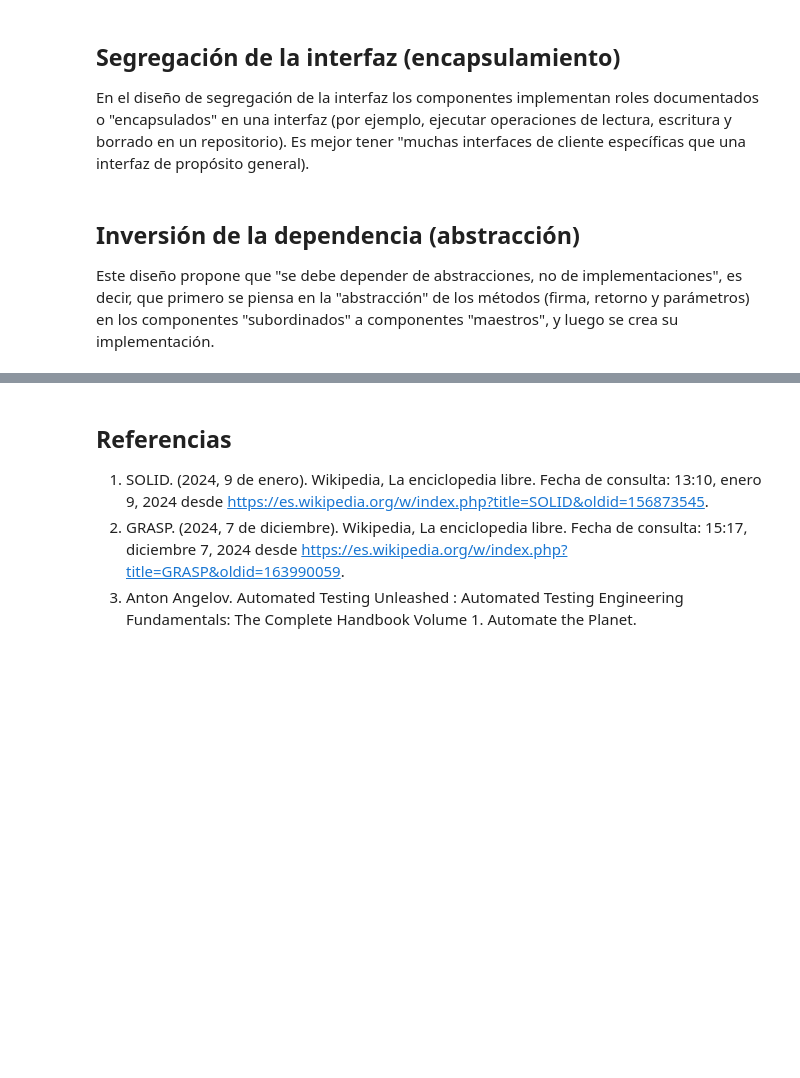
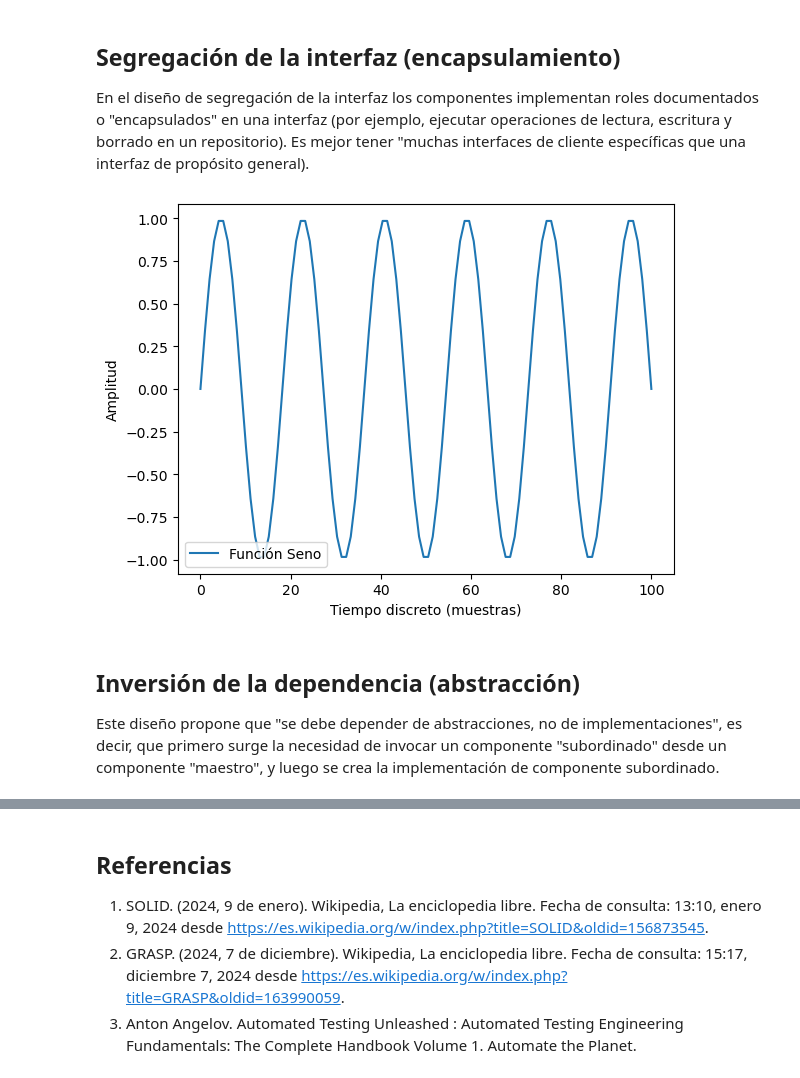
Before and after one commit to juanfonsecasolis/juanfonsecasolis.github.io, a Jupyter notebook: blog/JFonseca.solid.ipynb, the cells around one changed output, grey strips where cells are left out. Saved outputs shown, nothing was run; the diff lists cells and outputs as text; code cells hidden in the pictures; blank space fills up the shorter version.

```diff
--- a/blog/JFonseca.solid.ipynb
+++ b/blog/JFonseca.solid.ipynb
@@ -23,3 +58,10 @@ En el diseño abierto-cerrado los componente de software están abiertos para ex
 # %% [markdown]
 ## Sustitución de Liskov (herencia)
 En este diseño los atributos y métodos de la clase padre también están presentes en sus clases hijas, y pueden ser invocados sin necesidad de realizar conversión explícita de datos; lo que se relaciona al principio de herencia.
+# %%
+funcionLineal = Lineal(1, 0)
+funcionCuadratica = Cuadratica(1, 2, 3)
+x = [0, 0.5, 1.0, 2.0, 4.0]
+
+print(funcionLineal.evaluarArreglo(x))
+print(funcionCuadratica.evaluarArreglo(x))
@@ -28,4 +74,35 @@ En este diseño los atributos y métodos de la clase padre también están prese
 En el diseño de segregación de la interfaz los componentes implementan roles documentados o "encapsulados" en una interfaz (por ejemplo, ejecutar operaciones de lectura, escritura y borrado en un repositorio). Es mejor tener "muchas interfaces de cliente específicas que una interfaz de propósito general).
+# %%
+import matplotlib.pylab as plt
+import numpy as np
+
+class Graficadora(ABC):
+
+    def __init__(self):
+        pass
+
+    def graficar(self, arregloX:list, arregloY:list):
+        plt.plot(arregloX, arregloY, label='Función Seno')
+        plt.xlabel('Tiempo discreto (muestras)')
+        plt.ylabel('Amplitud')
+        plt.legend()
+
+# en Python no existen las interfaces, pero se puede emular usando herencia múltiple
+class Seno(Funcion, Graficadora):
+
+    def __init__(self, Fs:float, F0:float):
+        super()
+        self.Fs = Fs
+        self.F0 = F0
+
+    def evaluar(self, x:float):
+        return np.sin(2*np.pi*self.F0/self.Fs*x)
+
+funcionSeno = Seno(8000, 440)
+x = np.linspace(0,100,100)
+funcionSeno.graficar(x, funcionSeno.evaluarArreglo(x))
+# %% [output]
+[figure, added]
 # %% [markdown]
 ##  Inversión de la dependencia (abstracción)
-Este diseño propone que "se debe depender de abstracciones, no de implementaciones", es decir, que primero se piensa en la "abstracción" de los métodos (firma, retorno y parámetros) en los componentes "subordinados" a componentes "maestros", y luego se crea su implementación.
+Este diseño propone que "se debe depender de abstracciones, no de implementaciones", es decir, que primero surge la necesidad de invocar un componente "subordinado" desde un componente "maestro", y luego se crea la implementación de componente subordinado.
```
Also changed, not shown: parts of 8 cells of this notebook, 11 other files.
